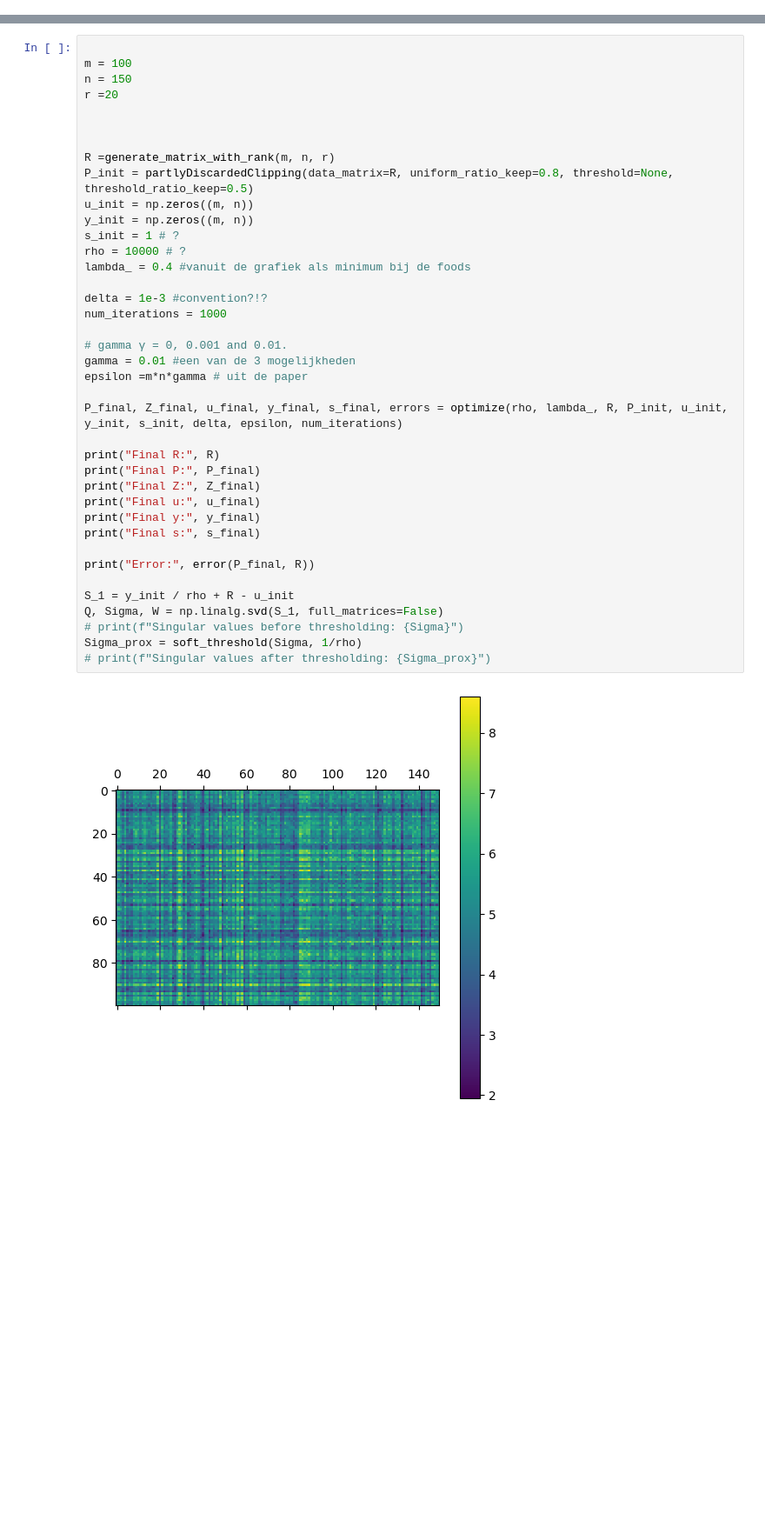
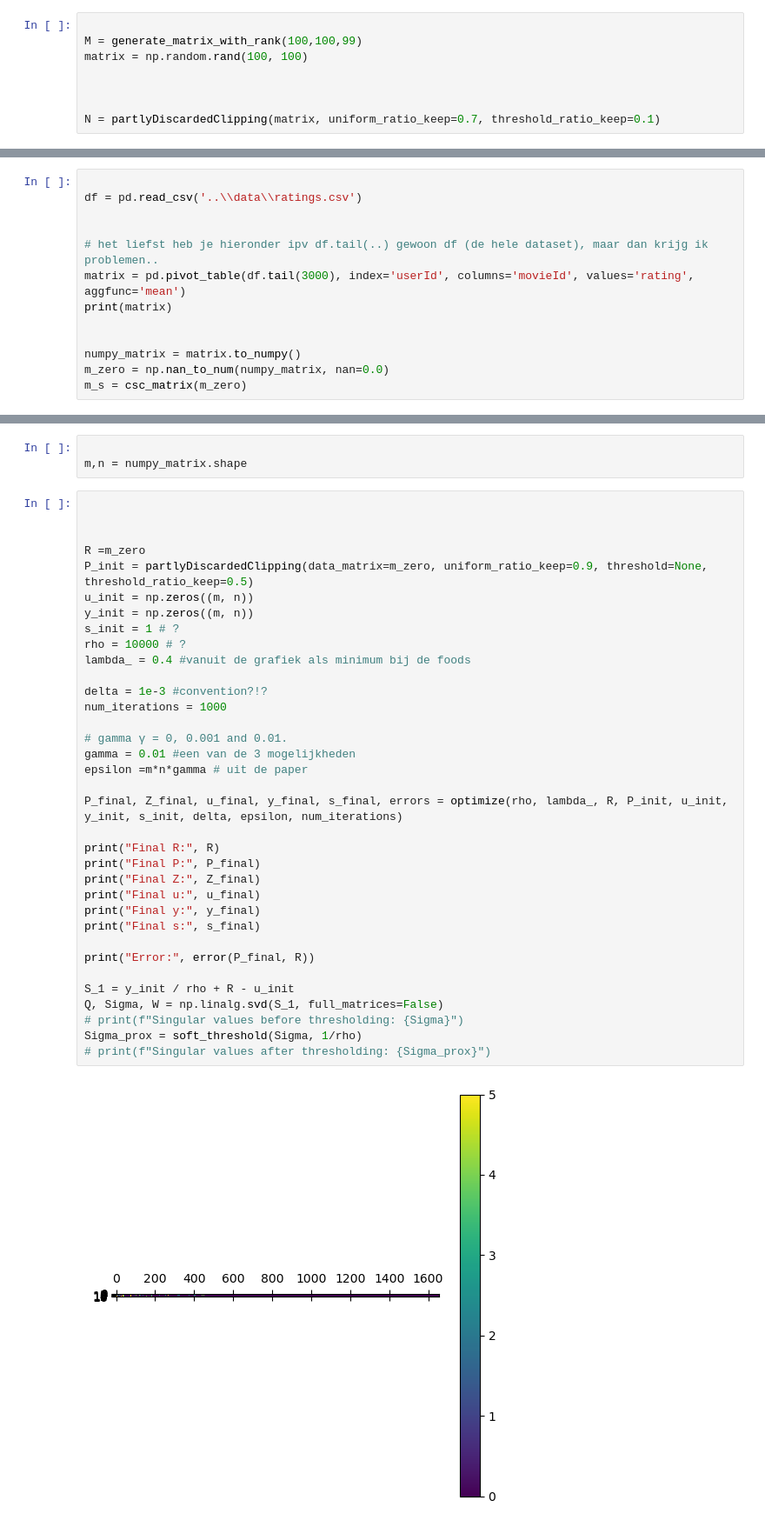
Before and after one commit to Kessius00/nn-s-matrix-fc, a Jupyter notebook: methods/LSMC.ipynb, the cells around one changed output, grey strips where cells are left out. Shown at 87% size. Cells and saved outputs as stored; diff of their text form; blank space fills up the shorter version.

Commit message:
zonder data weer

```diff
--- a/methods/LSMC.ipynb
+++ b/methods/LSMC.ipynb
@@ -8,0 +10,8 @@ import scipy.stats as stats
+# %%
+
+M = generate_matrix_with_rank(100,100,99)
+matrix = np.random.rand(100, 100)
+
+
+
+N = partlyDiscardedClipping(matrix, uniform_ratio_keep=0.7, threshold_ratio_keep=0.1)
@@ -292,0 +319,13 @@ def partlyDiscardedClipping(data_matrix, uniform_ratio_keep, threshold=None, thr
+# %%
+
+df = pd.read_csv('..\\data\\ratings.csv')
+
+
+# het liefst heb je hieronder ipv df.tail(..) gewoon df (de hele dataset), maar dan krijg ik problemen..
+matrix = pd.pivot_table(df.tail(3000), index='userId', columns='movieId', values='rating', aggfunc='mean')
+print(matrix)
+
+
+numpy_matrix = matrix.to_numpy()
+m_zero = np.nan_to_num(numpy_matrix, nan=0.0)
+m_s = csc_matrix(m_zero)
@@ -293,41 +350,40 @@ def partlyDiscardedClipping(data_matrix, uniform_ratio_keep, threshold=None, thr
+# %%
+
+m,n = numpy_matrix.shape
 # %%
-
-m = 100
-n = 150
-r =20
 
 
 
-R =generate_matrix_with_rank(m, n, r)
-P_init = partlyDiscardedClipping(data_matrix=R, uniform_ratio_keep=0.8, threshold=None, threshold_ratio_keep=0.5)
+R =m_zero
+P_init = partlyDiscardedClipping(data_matrix=m_zero, uniform_ratio_keep=0.9, threshold=None, threshold_ratio_keep=0.5)
 u_init = np.zeros((m, n))
 y_init = np.zeros((m, n))
 s_init = 1 # ?
 rho = 10000 # ?
 lambda_ = 0.4 #vanuit de grafiek als minimum bij de foods
 
 delta = 1e-3 #convention?!?
 num_iterations = 1000
 
 # gamma γ = 0, 0.001 and 0.01.
 gamma = 0.01 #een van de 3 mogelijkheden
 epsilon =m*n*gamma # uit de paper
 
 P_final, Z_final, u_final, y_final, s_final, errors = optimize(rho, lambda_, R, P_init, u_init, y_init, s_init, delta, epsilon, num_iterations)
 
 print("Final R:", R)
 print("Final P:", P_final)
 print("Final Z:", Z_final)
 print("Final u:", u_final)
 print("Final y:", y_final)
 print("Final s:", s_final)
 
 print("Error:", error(P_final, R))
 
 S_1 = y_init / rho + R - u_init
 Q, Sigma, W = np.linalg.svd(S_1, full_matrices=False)
 # print(f"Singular values before thresholding: {Sigma}")
 Sigma_prox = soft_threshold(Sigma, 1/rho)
 # print(f"Singular values after thresholding: {Sigma_prox}")
 # %% [output]
-[figure, old version]
+[figure, new version]
```
Also changed, not shown: parts of 6 cells of this notebook, 9 other files.
